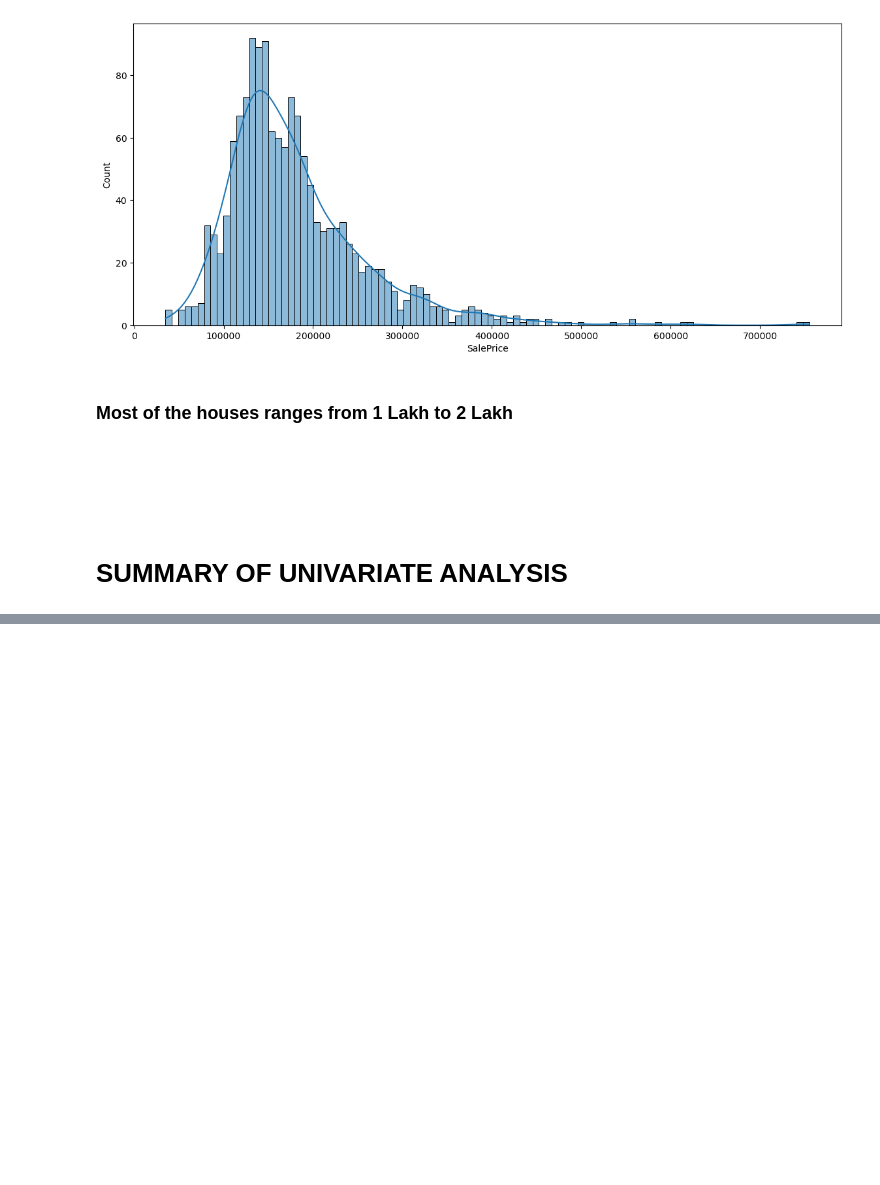
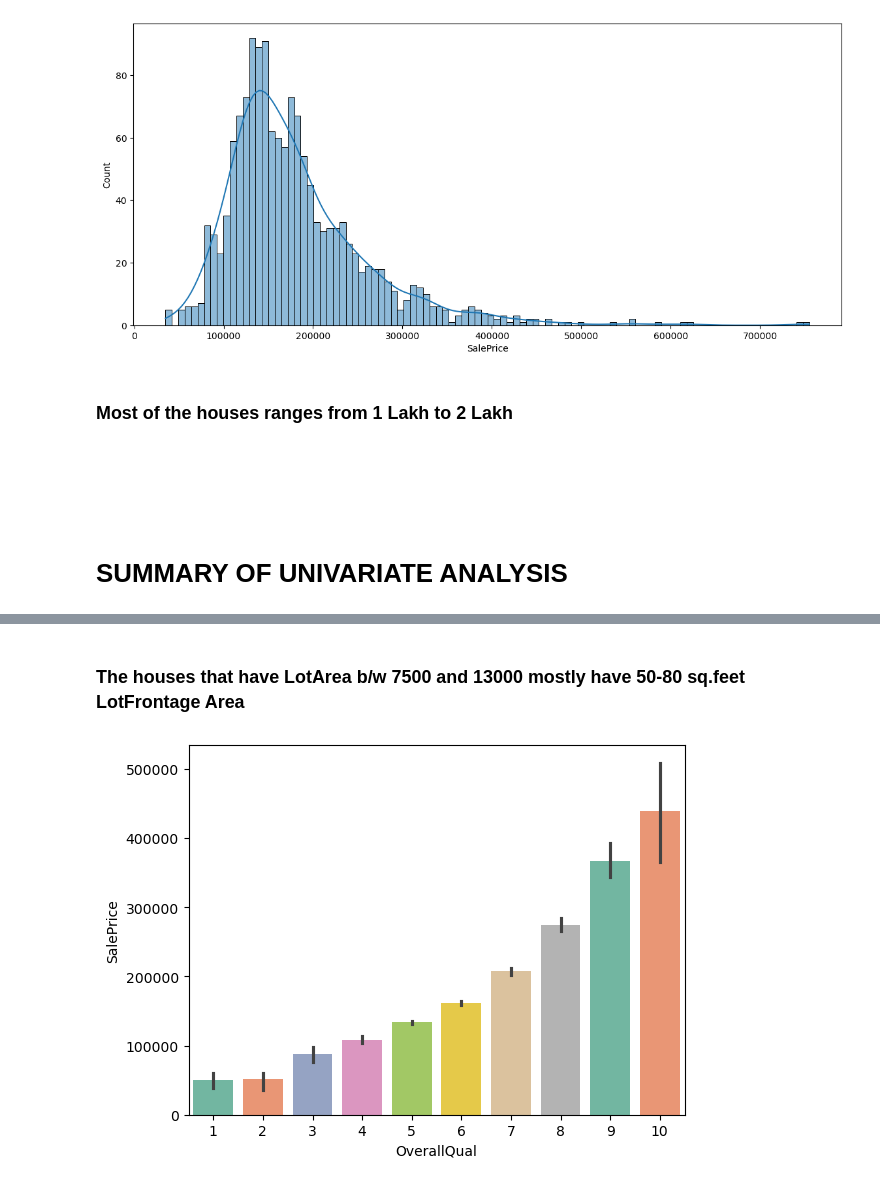
Before and after one commit to amanverma-98/house_price, a Jupyter notebook: house_sale.ipynb, the cells around one changed output, grey strips where cells are left out. Drawn from its saved outputs; the diff is of its cells as text; code cells hidden in the pictures; blank space fills up the shorter version.

```diff
--- a/house_sale.ipynb
+++ b/house_sale.ipynb
@@ -353,0 +389,6 @@ sns.histplot(data = df , x = 'SalePrice' , bins = 100 , kde = True)
+# %% [markdown]
+### The houses that have LotArea b/w 7500 and 13000 mostly have 50-80 sq.feet LotFrontage Area
+# %%
+ax = sns.barplot(data = df , x = 'OverallQual' , y = 'SalePrice' , palette = 'Set2')
+# %% [output]
+[figure, added]
```
Also changed, not shown: parts of 31 cells of this notebook.
